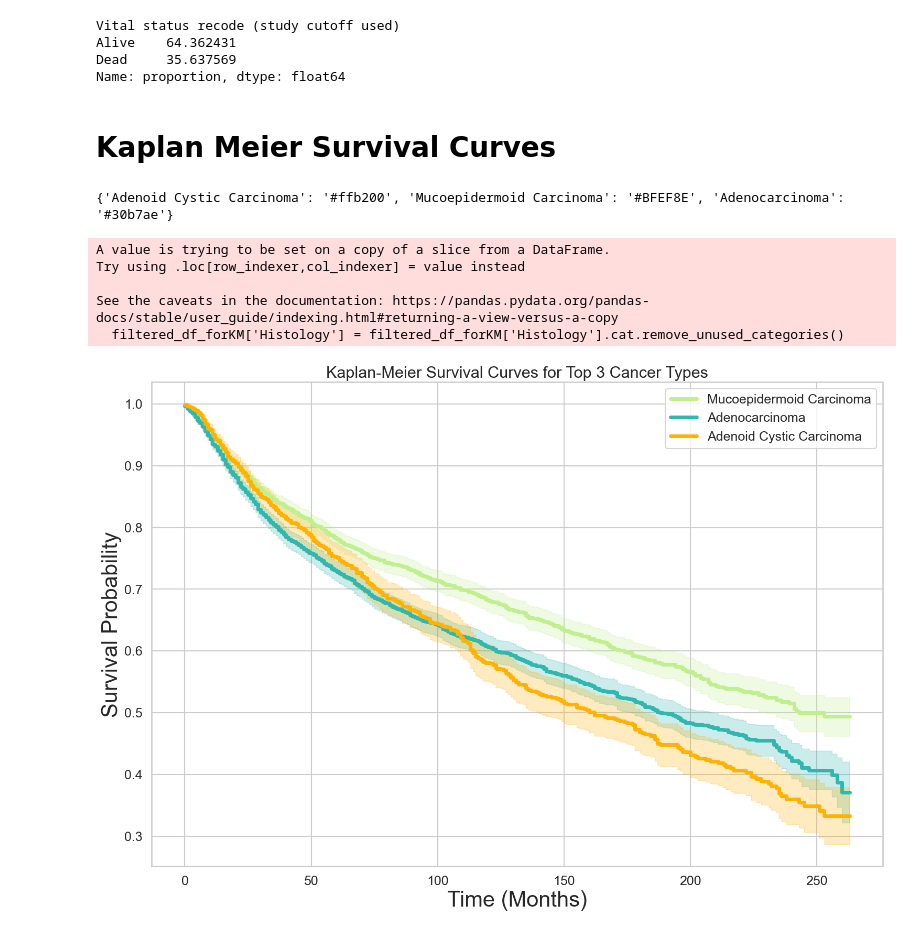
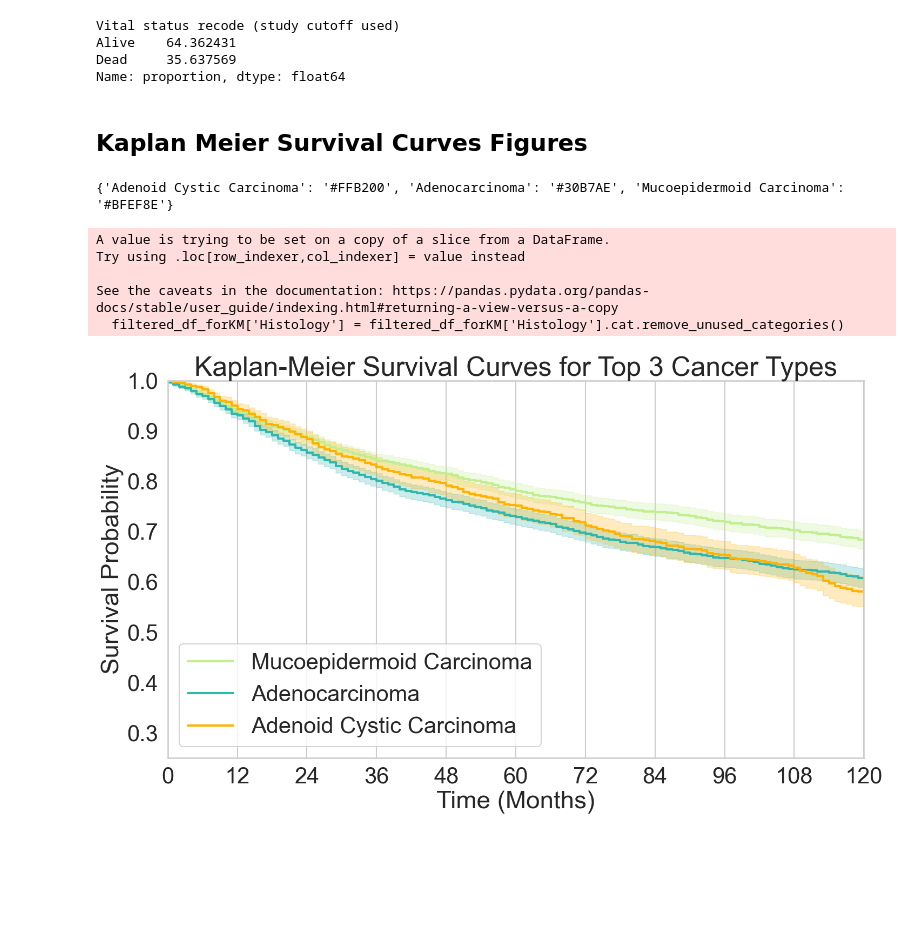
Before and after one commit to obaidkhurram/salivary-tumors, a Jupyter notebook: salivary_tumor_2024.ipynb, the cells around one changed output. Saved outputs shown, nothing was run; the diff lists cells and outputs as text; code cells hidden in the pictures; blank space fills up the shorter version.

```diff
--- a/salivary_tumor_2024.ipynb
+++ b/salivary_tumor_2024.ipynb
@@ -742,10 +716,10 @@ Alive    64.362431
 Dead     35.637569
 Name: proportion, dtype: float64
 # %% [markdown]
-# Kaplan Meier Survival Curves
+## Kaplan Meier Survival Curves Figures
 # %%
 # Previously defined color mapping
-print(color_mapping_1)
+print(topNColorDict)
 # Replace "Unknown" with nan's
 filtered_df['Survival months'] = filtered_df['Survival months'].replace("Unknown", np.nan)
 # Change to numeric
@@ -756,11 +730,8 @@ filtered_df['event_occurred'] = filtered_df['Vital status recode (study cutoff u
 # else 2 if x == 'Dead (missing/unknown COD)'
 else 0)
 
-
-
-filtered_df_forKM = filtered_df[filtered_df['Histology'].isin([''])]
+# Focus analysis on top cancers
 filtered_df_forKM = filtered_df[filtered_df["Histology"].isin(topCancerTypes)]
-
 filtered_df_forKM['Histology'] = filtered_df_forKM['Histology'].cat.remove_unused_categories()
 
 df = filtered_df_forKM.dropna()
@@ -768,52 +739,51 @@ df = filtered_df_forKM.dropna()
 kmf = KaplanMeierFitter()
 # Define the unique cancer types in your dataset
 cancer_types = df['Histology'].unique()
 
 # Create the plot
-plt.figure(figsize=(18, 12))
+plt.figure(figsize=(15,9))
 
 # Loop over each cancer type to plot Kaplan-Meier curves
 for cancer_type in cancer_types:
     # Filter the DataFrame for each cancer type
     df_cancer = df[df['Histology'] == cancer_type]
 
     # Fit the Kaplan-Meier model
     kmf.fit(durations=df_cancer['Survival months'], event_observed=df_cancer['event_occurred'], label=cancer_type)
 
     # Plot the survival function for this cancer type
-    kmf.plot_survival_function(ci_show=True,lw=5,
-                               color=color_mapping_1[cancer_type])
+    kmf.plot_survival_function(ci_show=True,lw=3,
+                               color=topNColorDict[cancer_type])
 
+# Customize title, labels, and ticks with specific font sizes
+base_fs = 30
+plt.title('Kaplan-Meier Survival Curves for Top 3 Cancer Types', fontsize=base_fs*1.2)
+plt.xlabel('Time (Months)', fontsize=base_fs*1.1)
+plt.ylabel('Survival Probability', fontsize=base_fs*1.1)
 
-# Customize the plot
-plt.title('Kaplan-Meier Survival Curves for Top 3 Cancer Types')
-plt.xlabel('Time (Months)')
-plt.ylabel('Survival Probability')
+# Adjust the tick label font size
+plt.xticks(fontsize=base_fs)
+plt.yticks(fontsize=base_fs)
 
-# Set larger font sizes for the plot
-plt.rcParams.update({
-    'axes.titlesize': 22,  # Title size
-    'axes.labelsize': 20,  # X and Y label size
-    'xtick.labelsize': 18, # X tick label size
-    'ytick.labelsize': 18, # Y tick label size
-    'legend.fontsize': 18, # Legend font size
-    'font.size': 18        # Overall font size
-})
+# Set axis limits and ticks
+plt.ylim(.25, 1)
+plt.xlim(0, 120)
+plt.xticks(range(0, 121, 12))
 
 # Remove y-axis grid lines
-# plt.grid(False, axis='y')
+plt.grid(False, axis='y')
 
-# Customize legend
-plt.legend(loc='best')
-
+# Customize the legend font size
+plt.legend(loc='best', fontsize=base_fs)
 
 # Show the plot
+plt.tight_layout()
 plt.show()
 # %% [output]
-{'Adenoid Cystic Carcinoma': '#ffb200', 'Mucoepidermoid Carcinoma': '#BFEF8E', 'Adenocarcinoma': '#30b7ae'}
+{'Adenoid Cystic Carcinoma': '#FFB200', 'Adenocarcinoma': '#30B7AE', 'Mucoepidermoid Carcinoma': '#BFEF8E'}
 A value is trying to be set on a copy of a slice from a DataFrame.
 Try using .loc[row_indexer,col_indexer] = value instead
 
 See the caveats in the documentation: https://pandas.pydata.org/pandas-docs/stable/user_guide/indexing.html#returning-a-view-versus-a-copy
   filtered_df_forKM['Histology'] = filtered_df_forKM['Histology'].cat.remove_unused_categories()
-[figure, old version]
+[figure, new version]
```
Also changed, not shown: parts of 16 cells of this notebook.
